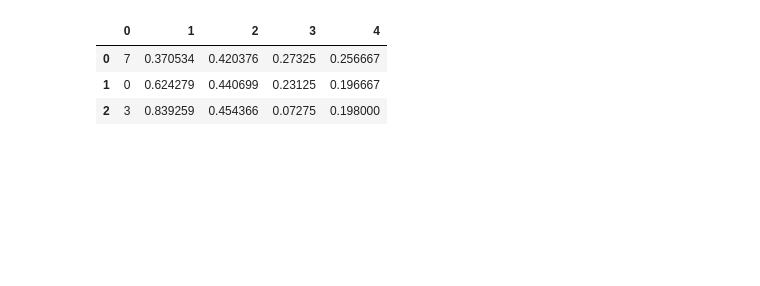
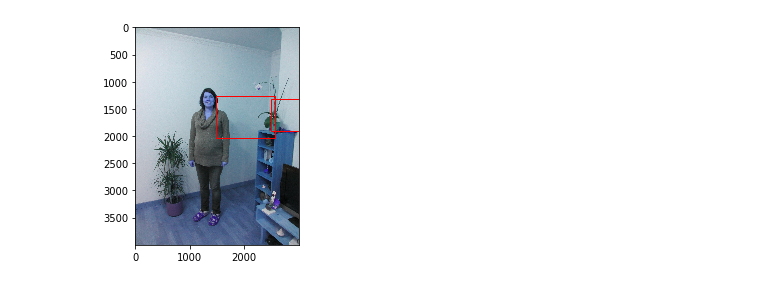
Before and after one commit to JeanMILPIED/python_lab_project, a Jupyter notebook: annotations_csv_to_txt.ipynb, the cells around one changed output. Drawn from its saved outputs; the diff is of its cells as text; code cells hidden in the pictures; blank space fills up the shorter version.

```diff
--- a/annotations_csv_to_txt.ipynb
+++ b/annotations_csv_to_txt.ipynb
@@ -43,9 +153,5 @@ plt.imshow(image) ;
 # %%
 filename = '150121'
+checkboxes(filename)
+# %% [output]
+[figure, added]
-# %%
-mypd
-# %% [output]
-|  | 0 | 1 | 2 | 3 | 4 |
-| 0 | 7 | 0.370534 | 0.420376 | 0.27325 | 0.256667 |
-| 1 | 0 | 0.624279 | 0.440699 | 0.23125 | 0.196667 |
-| 2 | 3 | 0.839259 | 0.454366 | 0.07275 | 0.198000 |
```
Also changed, not shown: parts of 10 cells of this notebook, 8 other files.
